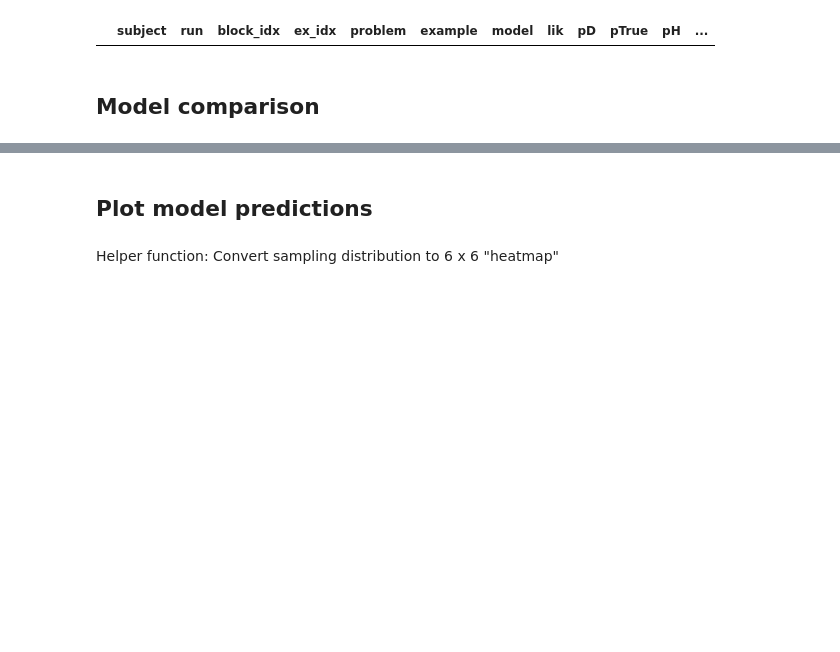
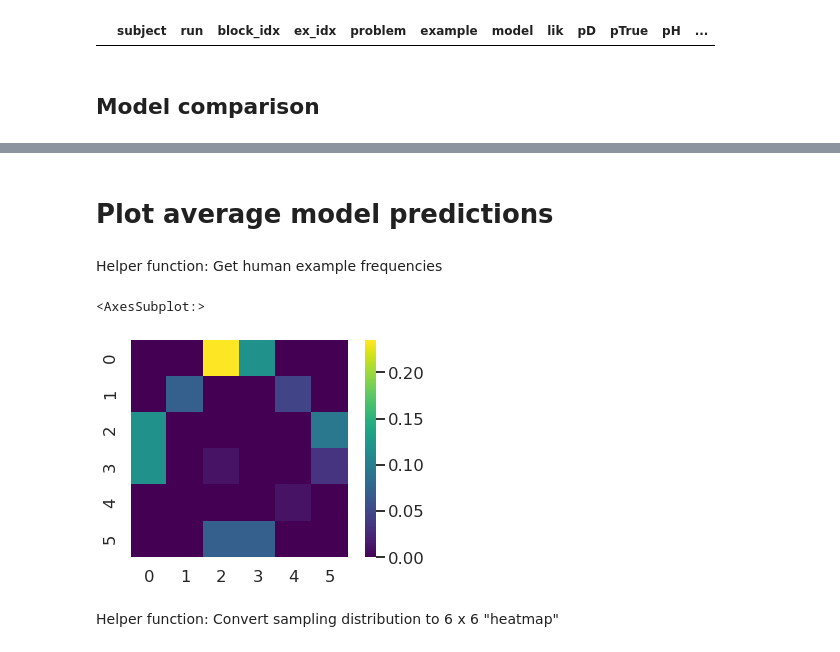
Before and after one commit to nataliavelez/teaching_fmri, a Jupyter notebook: 2_behavioral/3_model_comparison.ipynb, the cells around one changed output, grey strips where cells are left out. Cells and saved outputs as stored; diff of their text form; code cells hidden in the pictures; blank space fills up the shorter version.

```diff
--- a/2_behavioral/3_model_comparison.ipynb
+++ b/2_behavioral/3_model_comparison.ipynb
@@ -123,6 +153,29 @@ spatial_bias    25
 Name: subject, dtype: int64
 # %% [markdown]
-## Plot model predictions
+# Plot average model predictions
+# %% [markdown]
+Helper function: Get human example frequencies
+# %%
+def example_frequencies(prob_idx):
+    # Tally number of examples
+    examples = teaching_df[teaching_df['problem'] == prob_idx].copy()
+    examples = examples[examples['example'].notna()]
+    example_count = np.zeros((6,6))
+
+    for _, row in examples.iterrows():
+        ex = re.findall('[0-9]', row['example'])
+        ex = [int(coord) for coord in ex]
+
+        example_count[ex[0], ex[1]] += 1
+
+    # Convert counts -> frequencies
+    example_freq = example_count/np.sum(example_count)
+    return example_freq
+# %%
+sns.heatmap(example_frequencies(0), cmap='viridis', square=True) # let's test it out!
+# %% [output]
+<AxesSubplot:>
+[figure, added]
 # %% [markdown]
 Helper function: Convert sampling distribution to 6 x 6 "heatmap"
 # %%
```
Also changed, not shown: parts of 20 cells of this notebook, 11 other files.
